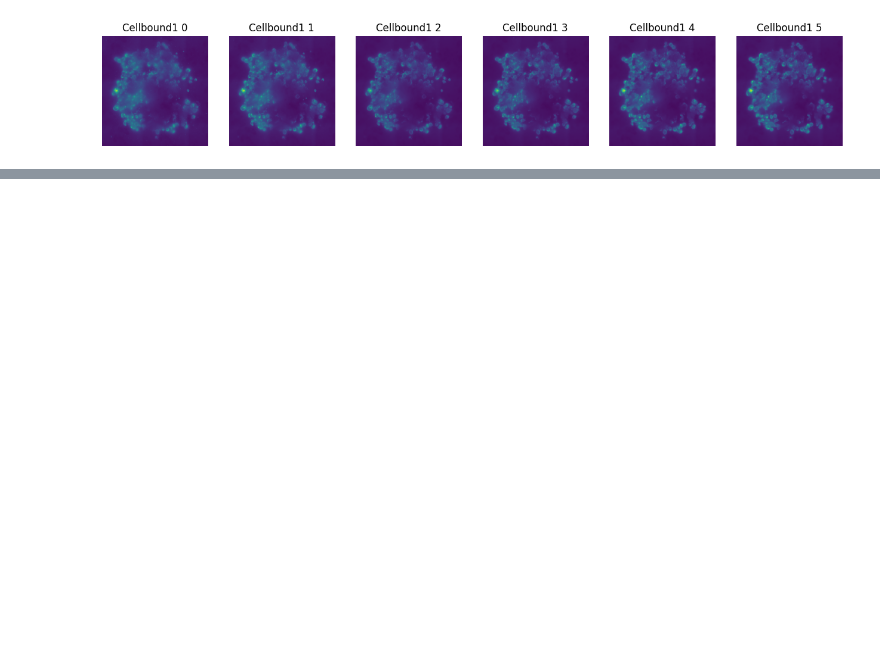
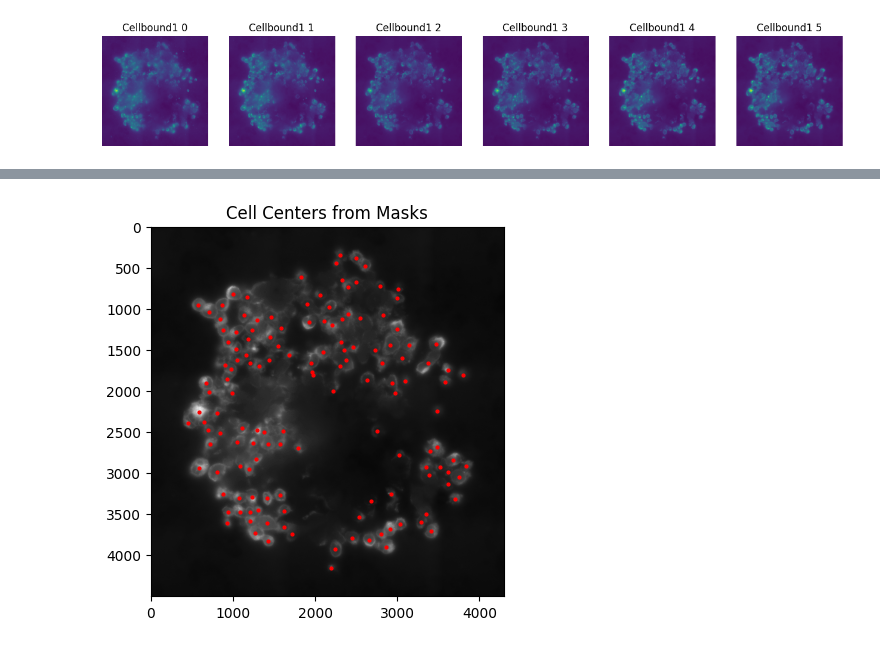
Before and after one commit to JaimeLesChats/IF_to_IMC, a Jupyter notebook: scripts/data_linking/img_reader.ipynb, the cells around one changed output, grey strips where cells are left out. Cells and saved outputs as stored; diff of their text form; code cells hidden in the pictures; blank space fills up the shorter version.

```diff
--- a/scripts/data_linking/img_reader.ipynb
+++ b/scripts/data_linking/img_reader.ipynb
@@ -114,0 +75,16 @@ axes[1].axis("on")
+# %%
+import numpy as np
+from scipy.ndimage import center_of_mass
+
+cell_ids = np.unique(mask)
+cell_ids = cell_ids[cell_ids != 0]
+centers = center_of_mass(mask > 0, labels=mask, index=cell_ids)
+
+# Plot the original image with centers
+plt.imshow(img, cmap='gray')
+for y, x in centers:
+    plt.plot(x, y, 'r.', markersize=4)
+plt.title('Cell Centers from Masks')
+plt.show()
+# %% [output]
+[figure, added]
```
Also changed, not shown: parts of 15 cells of this notebook.
